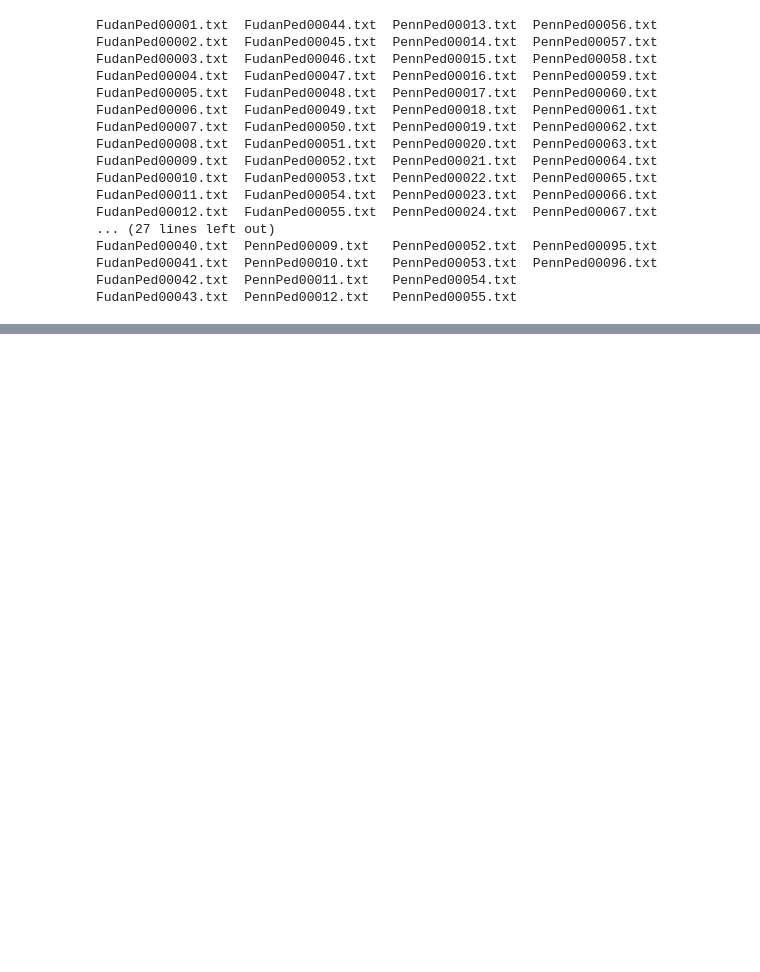
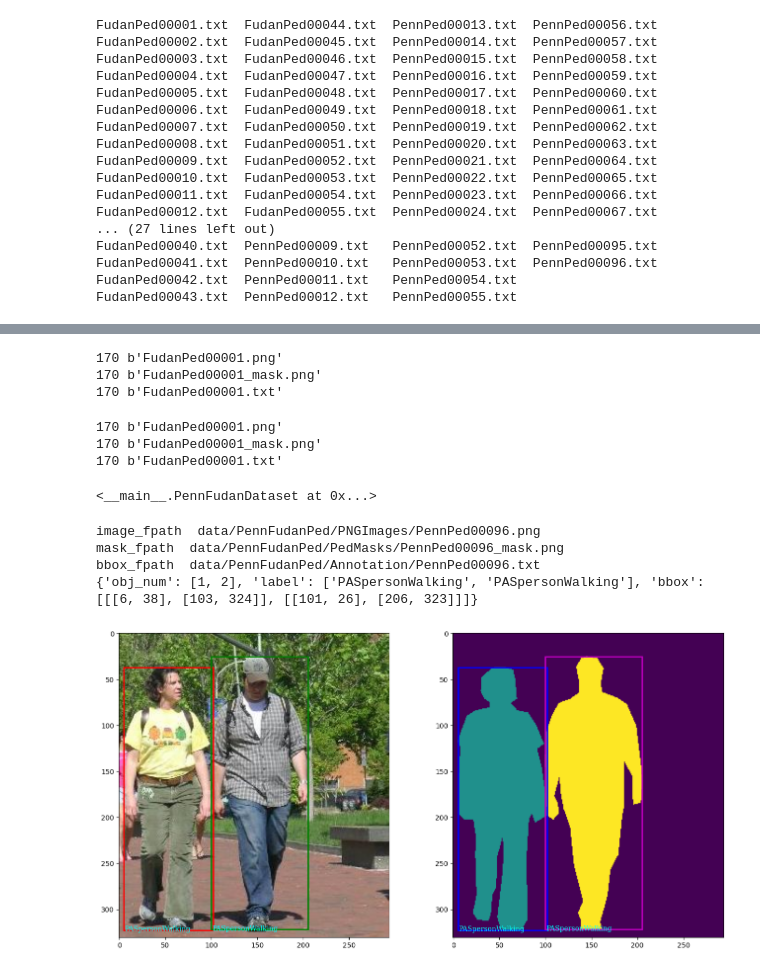
Before and after one commit to s-reaungamornrat/artificial_intelligence, a Jupyter notebook: torchvision_tutorial.ipynb, the cells around one changed output, grey strips where cells are left out. Drawn from its saved outputs; the diff is of its cells as text; code cells hidden in the pictures; blank space fills up the shorter version.

```diff
--- a/torchvision_tutorial.ipynb
+++ b/torchvision_tutorial.ipynb
@@ -167,0 +191,75 @@ axs[1].imshow(mask.permute(1,2,0)) # HxWxC / YxXxC
+# %%
+root='data/PennFudanPed'
+annotation_dirname='Annotation'
+image_dirname='PNGImages'
+mask_dirname='PedMasks'
+
+image_fnames=np.asarray(sorted(s.encode('utf-8') for s in os.listdir(os.path.join(root, image_dirname)))) # decode s.decode('utf-8')
+mask_fnames=np.asarray(sorted(s.encode('utf-8') for s in os.listdir(os.path.join(root, mask_dirname)))) # decode s.decode('utf-8')
+bbox_fnames=np.asarray(sorted(s.encode('utf-8') for s in os.listdir(os.path.join(root, annotation_dirname)))) # decode s.decode('utf-8')
+print(len(image_fnames), image_fnames[0])
+print(len(mask_fnames), mask_fnames[0])
+print(len(bbox_fnames), bbox_fnames[0])
+# make sure that files are ordered consistently
+for im, msk, bb in zip(image_fnames, mask_fnames, bbox_fnames):
+  im=im.decode('utf-8')
+  msk=msk.decode('utf-8')
+  bb=bb.decode('utf-8')
+  assert all(os.path.splitext(im)[0]==os.path.splitext(x)[0].replace('_mask', '') for x in [bb, msk])
+# %% [output]
+170 b'FudanPed00001.png'
+170 b'FudanPed00001_mask.png'
+170 b'FudanPed00001.txt'
+# %%
+class PennFudanDataset(torch.utils.data.Dataset):
+
+  def __init__(self, root, image_dirname, mask_dirname, annotation_dirname, transforms):
+
+    self.transforms=transforms
+    self.image_dirpath=os.path.join(root, image_dirname).encode('utf-8')
+    self.mask_dirpath=os.path.join(root, mask_dirname).encode('utf-8')
+    self.annotation_dirpath=os.path.join(root, annotation_dirname).encode('utf-8')
+
+
+    self.image_fnames=np.asarray(sorted(s.encode('utf-8') for s in os.listdir(self.image_dirpath.decode('utf-8')))) # decode s.decode('utf-8')
+    self.mask_fnames=np.asarray(sorted(s.encode('utf-8') for s in os.listdir(self.mask_dirpath.decode('utf-8')))) # decode s.decode('utf-8')
+    self.bbox_fnames=np.asarray(sorted(s.encode('utf-8') for s in os.listdir(self.annotation_dirpath.decode('utf-8')))) # decode s.decode('utf-8')
+
+    # make sure that files are ordered consistently
+    for im, msk, bb in zip(self.image_fnames, self.mask_fnames, self.bbox_fnames):
+      im=im.decode('utf-8')
+      msk=msk.decode('utf-8')
+      bb=bb.decode('utf-8')
+      assert all(os.path.splitext(im)[0]==os.path.splitext(x)[0].replace('_mask', '') for x in [bb, msk])
+
+
+dataset=PennFudanDataset(root='data/PennFudanPed', image_dirname='PNGImages', mask_dirname='PedMasks', annotation_dirname='Annotation', transforms=None)
+dataset
+# %% [output]
+170 b'FudanPed00001.png'
+170 b'FudanPed00001_mask.png'
+170 b'FudanPed00001.txt'
+<__main__.PennFudanDataset at 0x...>
+# %%
+idx=169
+idx=idx%len(dataset.image_fnames)
+
+image_fpath=os.path.join(dataset.image_dirpath.decode('utf-8'), dataset.image_fnames[idx].decode('utf-8'))
+mask_fpath=os.path.join(dataset.mask_dirpath.decode('utf-8'), dataset.mask_fnames[idx].decode('utf-8'))
+bbox_fpath=os.path.join(dataset.annotation_dirpath.decode('utf-8'), dataset.bbox_fnames[idx].decode('utf-8'))
+print('image_fpath ', image_fpath)
+print('mask_fpath ', mask_fpath)
+print('bbox_fpath ', bbox_fpath)
+
+
+annotation=read_annotation(bbox_fpath)
+print(annotation)
+image=read_image(image_fpath)
+mask=read_image(mask_fpath)
+display_image_overlay(image=image, mask=mask, annotation=annotation)
+# %% [output]
+image_fpath  data/PennFudanPed/PNGImages/PennPed00096.png
+mask_fpath  data/PennFudanPed/PedMasks/PennPed00096_mask.png
+bbox_fpath  data/PennFudanPed/Annotation/PennPed00096.txt
+{'obj_num': [1, 2], 'label': ['PASpersonWalking', 'PASpersonWalking'], 'bbox': [[[6, 38], [103, 324]], [[101, 26], [206, 323]]]}
+[figure, added]
```
Also changed, not shown: parts of 9 cells of this notebook.
